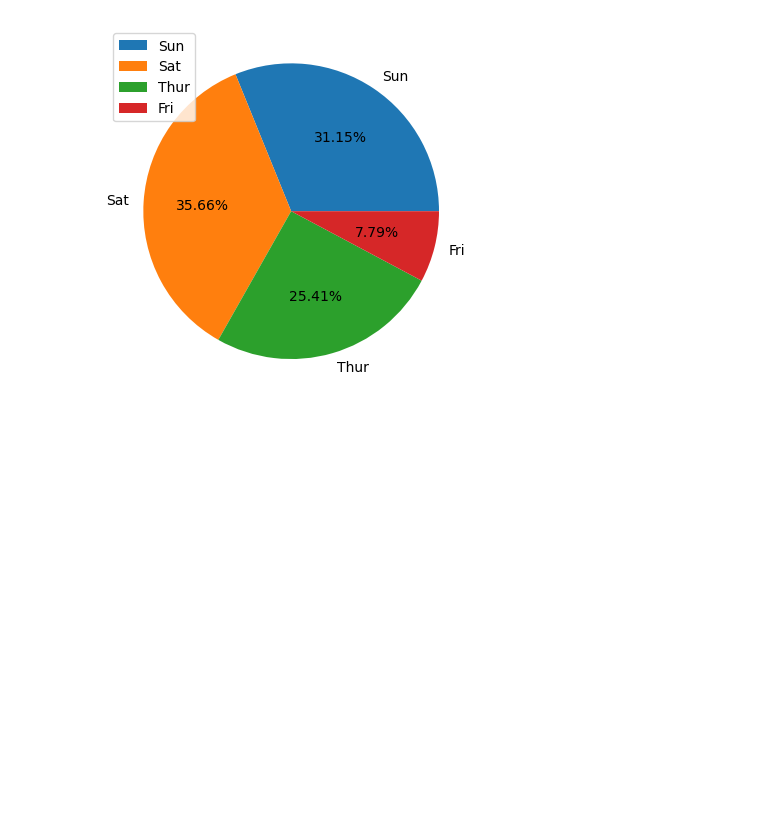
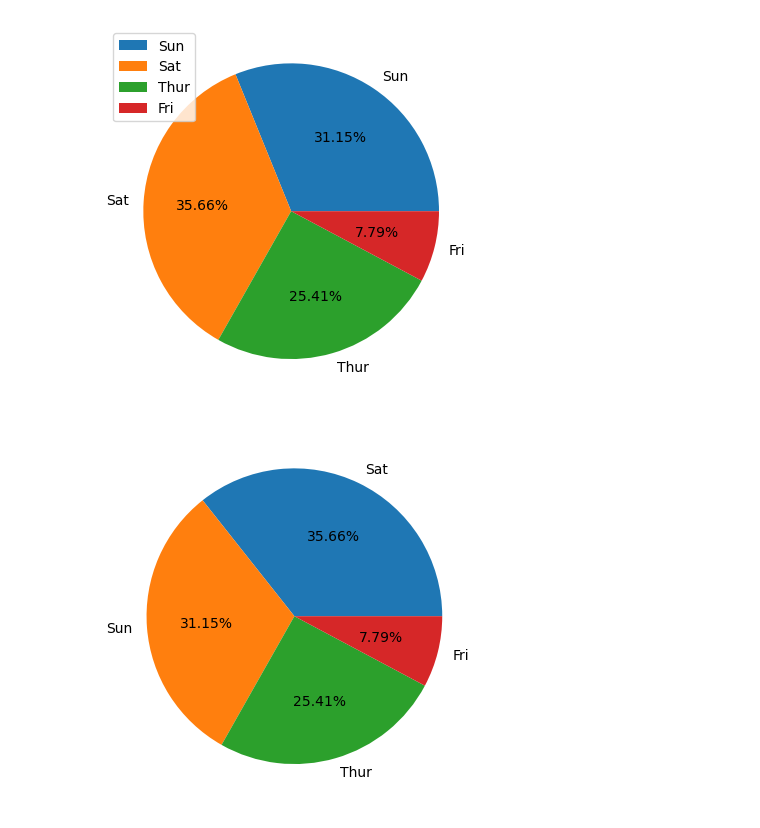
Before and after one commit to chae030/DCAV, a Jupyter notebook: 0514.ipynb, the cells around one changed output. Cells and saved outputs as stored; diff of their text form; code cells hidden in the pictures; blank space fills up the shorter version.

```diff
--- a/0514.ipynb
+++ b/0514.ipynb
@@ -386,3 +391,7 @@ for day in tips['day'].unique() :
 day_count
 # %% [output]
 [76, 87, 62, 19]
+# %%
+# 이렇게 하는게 더 좋을듯!
+day_c = tips['day'].value_counts()
+day_c
@@ -393,3 +409,8 @@ plt.legend()
 plt.show()
 # %% [output]
 [figure]
+# %%
+plt.pie(day_c, labels=day_c.index, autopct='%.2f%%')
+plt.show()
+# %% [output]
+[figure, added]
```
Also changed, not shown: parts of 4 cells of this notebook, 1 other file.
